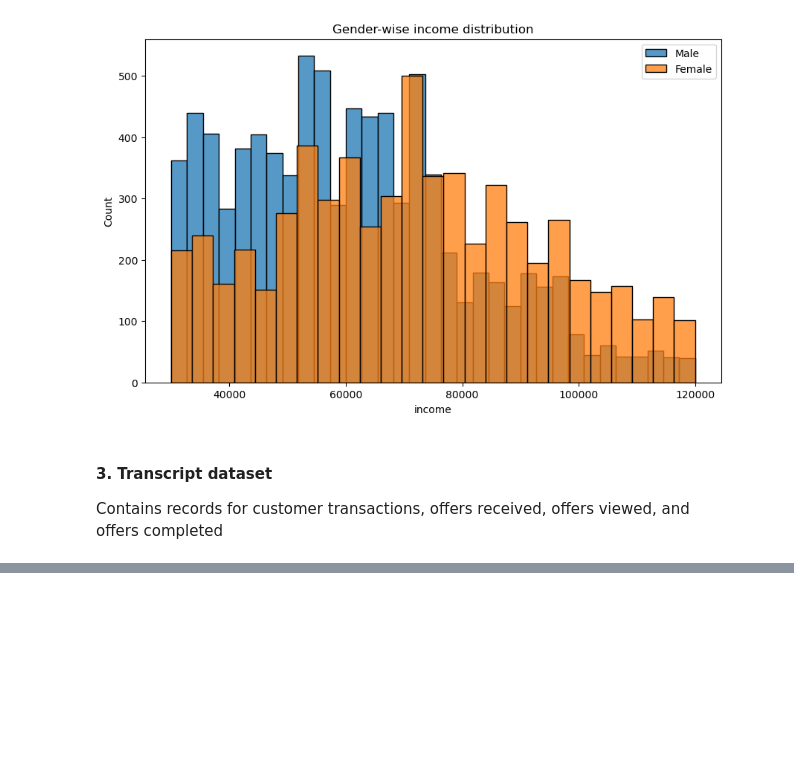
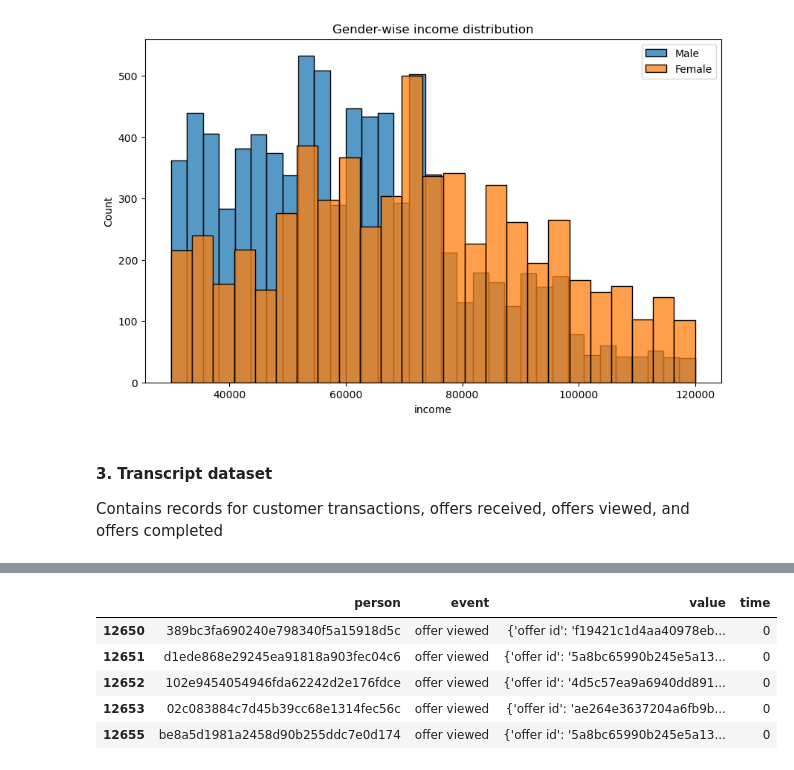
Before and after one commit to edidiongaligbe/Starbucks_Capstone_Project, a Jupyter notebook: Starbucks_Project.ipynb, the cells around one changed output, grey strips where cells are left out. Drawn from its saved outputs; the diff is of its cells as text; code cells hidden in the pictures; blank space fills up the shorter version.

```diff
--- a/Starbucks_Project.ipynb
+++ b/Starbucks_Project.ipynb
@@ -248,0 +309,10 @@ Contains records for customer transactions, offers received, offers viewed, and
+# %%
+offer_viewed = transcript[transcript.event == 'offer viewed']
+offer_viewed.head()
+# %% [output]
+|  | person | event | value | time |
+| 12650 | 389bc3fa690240e798340f5a15918d5c | offer viewed | {'offer id': 'f19421c1d4aa40978eb... | 0 |
+| 12651 | d1ede868e29245ea91818a903fec04c6 | offer viewed | {'offer id': '5a8bc65990b245e5a13... | 0 |
+| 12652 | 102e9454054946fda62242d2e176fdce | offer viewed | {'offer id': '4d5c57ea9a6940dd891... | 0 |
+| 12653 | 02c083884c7d45b39cc68e1314fec56c | offer viewed | {'offer id': 'ae264e3637204a6fb9b... | 0 |
+| 12655 | be8a5d1981a2458d90b255ddc7e0d174 | offer viewed | {'offer id': '5a8bc65990b245e5a13... | 0 |
```
Also changed, not shown: parts of 11 cells of this notebook.
